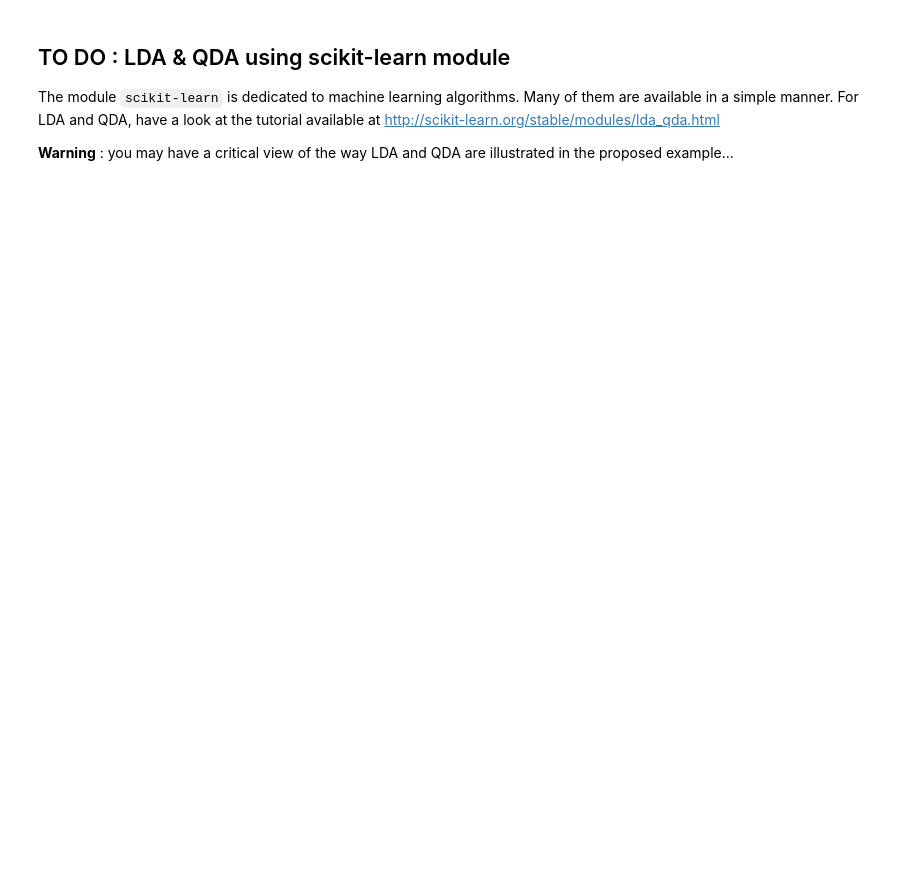
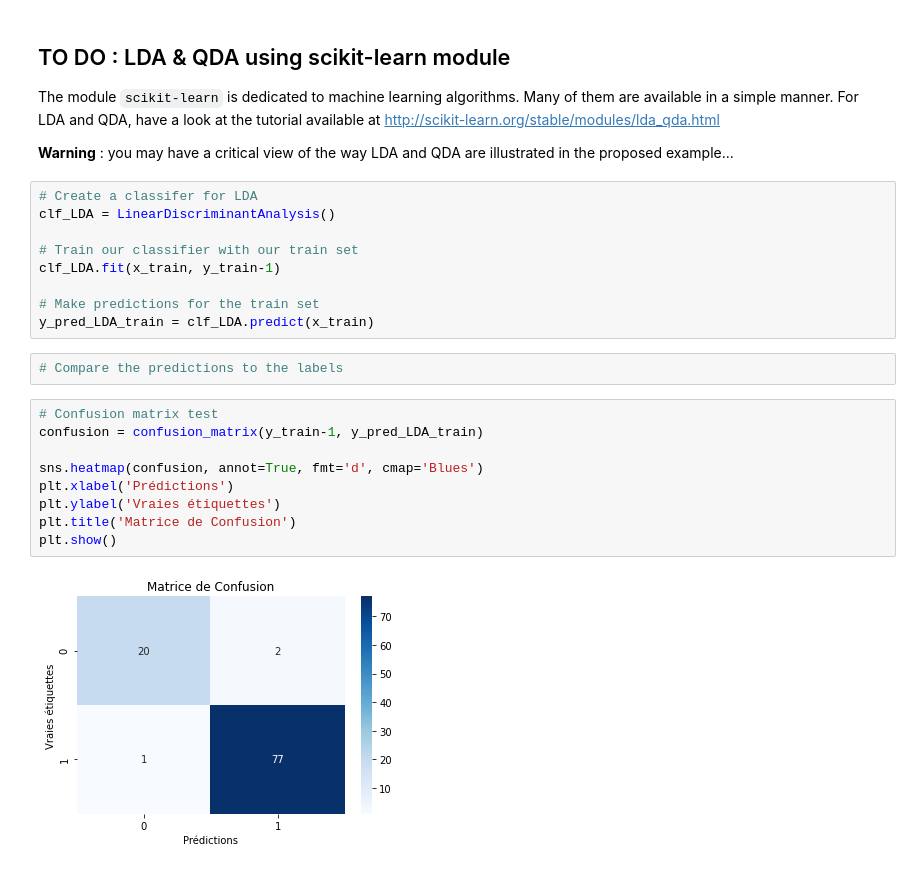
Before and after one commit to jeremdesno/python_sdia, a Jupyter notebook: TP A&D/TP2_LDA_QDA/TP2_LDA_QDA.ipynb, the cells around one changed output. Drawn from its saved outputs; the diff is of its cells as text; blank space fills up the shorter version.

```diff
--- a/TP A&D/TP2_LDA_QDA/TP2_LDA_QDA.ipynb
+++ b/TP A&D/TP2_LDA_QDA/TP2_LDA_QDA.ipynb
@@ -292,3 +360,25 @@ QDA
 The module `scikit-learn` is dedicated to machine learning algorithms. Many of them are available in a simple manner. For LDA and QDA, have a look at the tutorial available at http://scikit-learn.org/stable/modules/lda_qda.html
 
 **Warning** : you may have a critical view of the way LDA and QDA are illustrated in the proposed example...
+# %%
+# Create a classifer for LDA
+clf_LDA = LinearDiscriminantAnalysis()
+
+# Train our classifier with our train set
+clf_LDA.fit(x_train, y_train-1)
+
+# Make predictions for the train set
+y_pred_LDA_train = clf_LDA.predict(x_train)
+# %%
+# Compare the predictions to the labels
+# %%
+# Confusion matrix test
+confusion = confusion_matrix(y_train-1, y_pred_LDA_train)
+
+sns.heatmap(confusion, annot=True, fmt='d', cmap='Blues')
+plt.xlabel('Prédictions')
+plt.ylabel('Vraies étiquettes')
+plt.title('Matrice de Confusion')
+plt.show()
+# %% [output]
+[figure, added]
```
Also changed, not shown: parts of 33 cells of this notebook.
